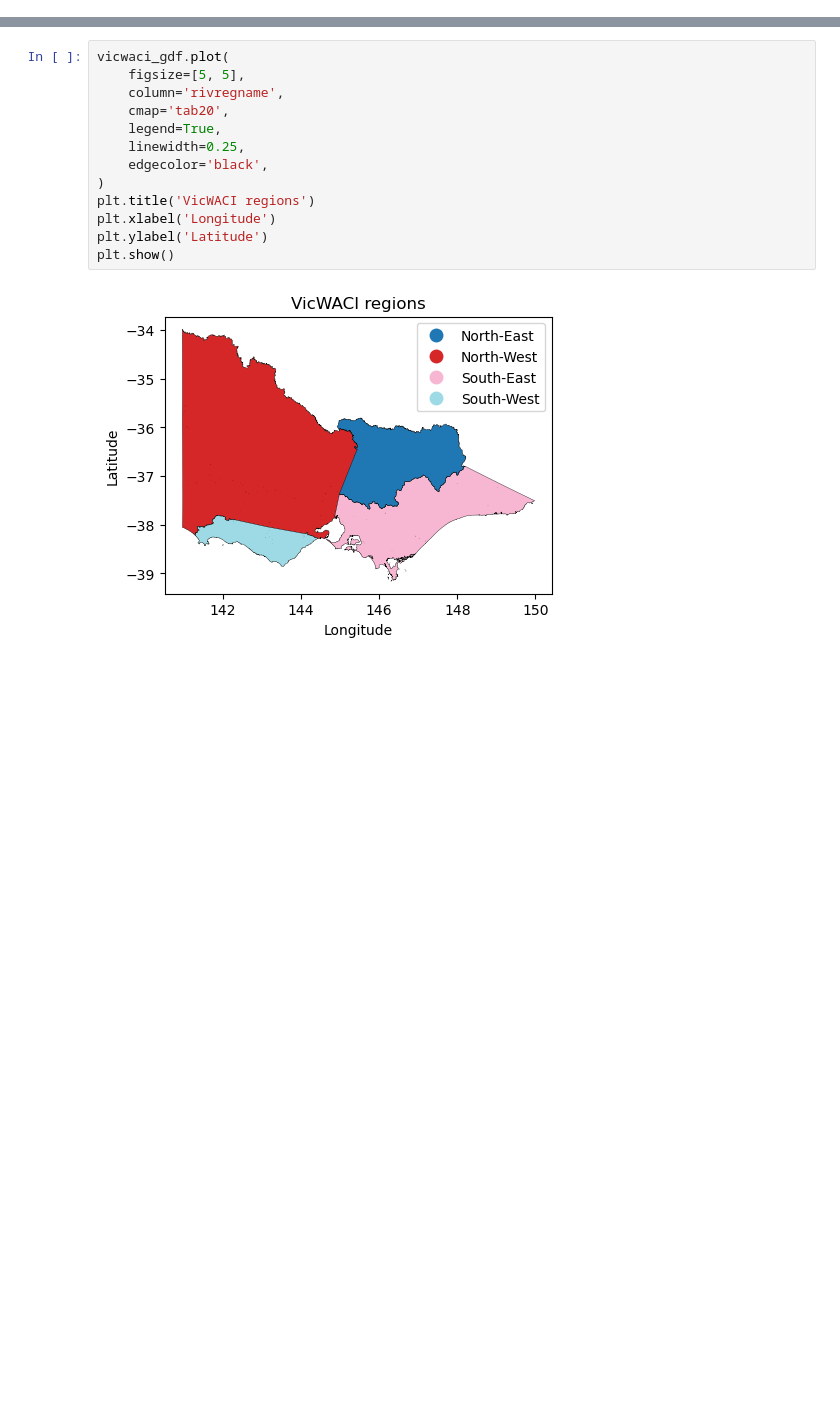
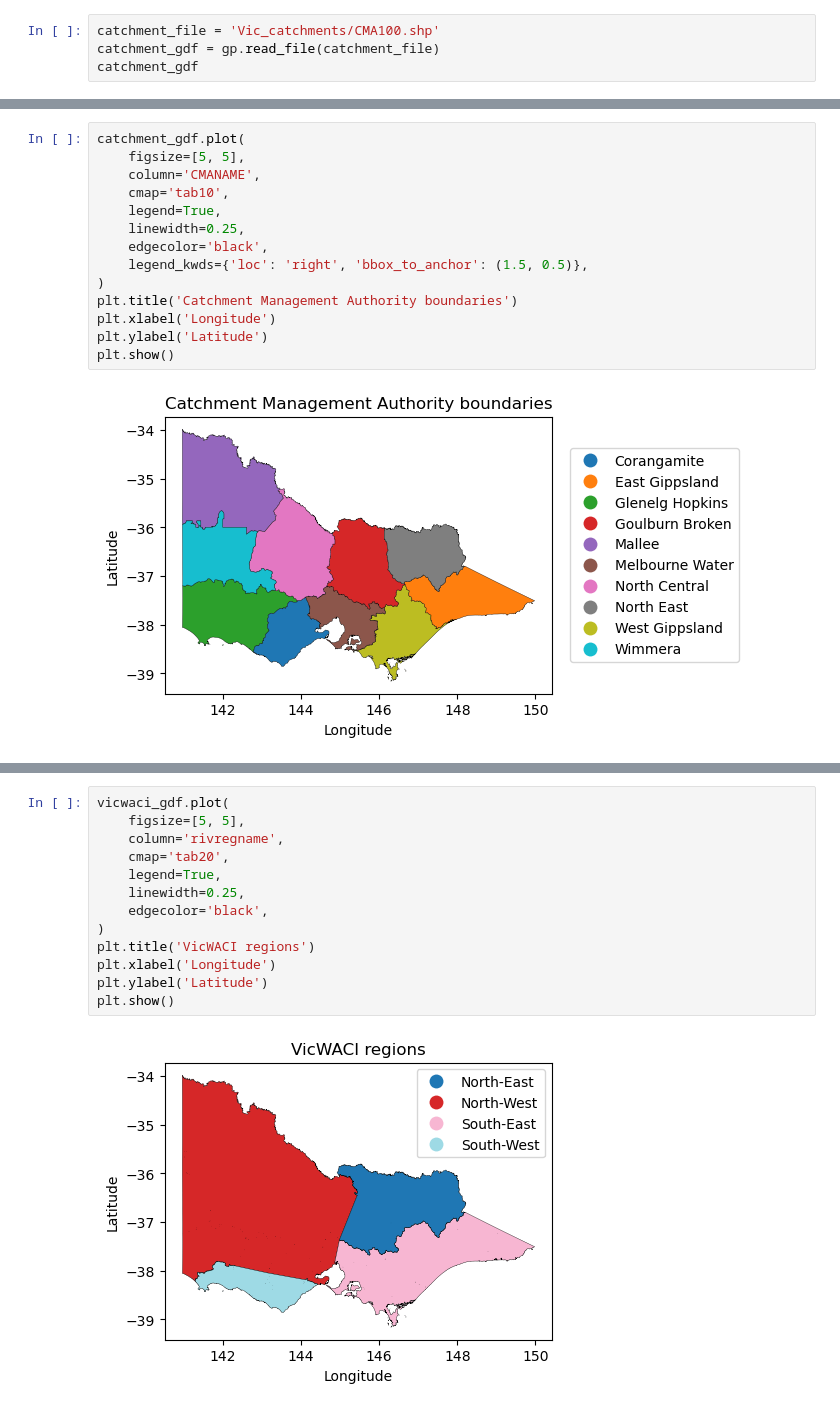
Before and after one commit to DamienIrving/VicWaCI, a Jupyter notebook: prepare_shapefiles.ipynb, the cells around one changed output, grey strips where cells are left out. Drawn from its saved outputs; the diff is of its cells as text; blank space fills up the shorter version.

Commit message:
Add Vic catchment management authority boundaries

```diff
--- a/prepare_shapefiles.ipynb
+++ b/prepare_shapefiles.ipynb
@@ -5,0 +14,4 @@ import cartopy
+# %%
+catchment_file = 'Vic_catchments/CMA100.shp'
+catchment_gdf = gp.read_file(catchment_file)
+catchment_gdf
@@ -5,0 +30,16 @@ import cartopy
+# %%
+catchment_gdf.plot(
+    figsize=[5, 5],
+    column='CMANAME',
+    cmap='tab10',
+    legend=True,
+    linewidth=0.25,
+    edgecolor='black',
+    legend_kwds={'loc': 'right', 'bbox_to_anchor': (1.5, 0.5)},
+)
+plt.title('Catchment Management Authority boundaries')
+plt.xlabel('Longitude')
+plt.ylabel('Latitude')
+plt.show()
+# %% [output]
+[figure, added]
```
Also changed, not shown: parts of 25 cells of this notebook.
